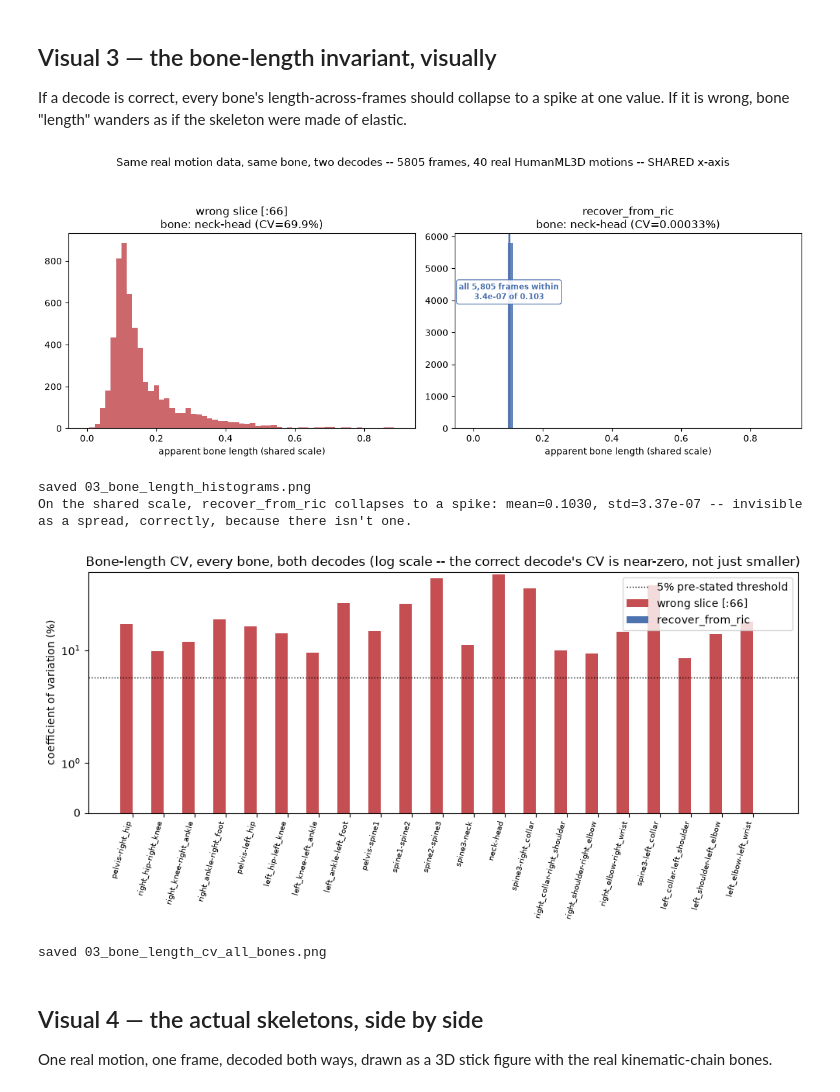
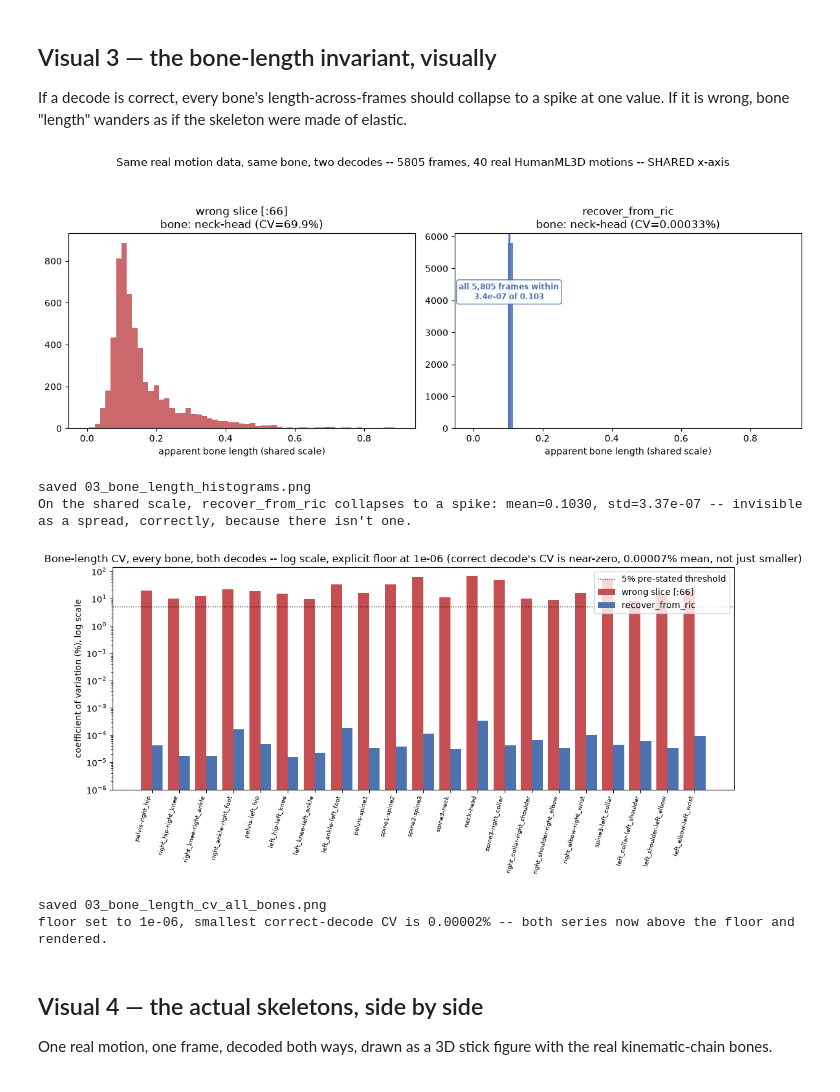
Before and after one commit to mjsushanth/T2P-motion-gen-redo, a Jupyter notebook: notebooks/03_263d_representation_and_f1_bug.ipynb, the cells around one changed output. Saved outputs shown, nothing was run; the diff lists cells and outputs as text; code cells hidden in the pictures.

```diff
--- a/notebooks/03_263d_representation_and_f1_bug.ipynb
+++ b/notebooks/03_263d_representation_and_f1_bug.ipynb
@@ -342,42 +342,52 @@ axes[1].set_title(f"recover_from_ric\nbone: {label} (CV={correct_cvs[BONES.index
 ymax = axes[1].get_ylim()[1]
 axes[1].annotate(f"all {len(correct_vals):,} frames within\n{correct_vals.std():.1e} of {correct_vals.mean():.3f}",
                   xy=(correct_vals.mean(), ymax * 0.7), xytext=(correct_vals.mean(), ymax * 0.7),
                   ha="center", va="center", fontsize=8.5, color="#4c72b0", fontweight="bold",
                   bbox=dict(boxstyle="round", facecolor="white", edgecolor="#4c72b0", alpha=0.9))
 axes[1].set_xlabel("apparent bone length (shared scale)")
 
 fig.suptitle(f"Same real motion data, same bone, two decodes -- {total_frames} frames, "
              f"{len(SAMPLE_FILES)} real HumanML3D motions -- SHARED x-axis", y=1.06)
 plt.tight_layout()
 plt.savefig("03_bone_length_histograms.png", dpi=130, bbox_inches="tight")
 plt.show()
 print("saved 03_bone_length_histograms.png")
 print(f"On the shared scale, recover_from_ric collapses to a spike: mean={correct_vals.mean():.4f}, "
       f"std={correct_vals.std():.2e} -- invisible as a spread, correctly, because there isn\'t one.")
 
-fig2, ax2 = plt.subplots(figsize=(10, 5))
+# SUP-20260907-87 fix: symlog at default linthresh crushed the correct-decode bars (~0.0001-
+# 0.0003%) into sub-pixel height -- they were never visible, even though the legend listed them,
+# which reads to a viewer as "the series was never plotted" rather than "near zero." Plain log
+# scale with an explicit floor BELOW the smallest real value renders both series, five orders of
+# magnitude apart, as an actual visible gap rather than an absence.
+fig2, ax2 = plt.subplots(figsize=(11, 5.5))
 x = np.arange(len(BONES))
 ax2.bar(x - 0.2, wrong_cvs, width=0.4, label="wrong slice [:66]", color="#c44e52")
 ax2.bar(x + 0.2, correct_cvs, width=0.4, label="recover_from_ric", color="#4c72b0")
 ax2.axhline(5, color="black", linestyle=":", linewidth=1, label="5% pre-stated threshold")
 ax2.set_xticks(x)
 ax2.set_xticklabels([f"{HML_JOINT_NAMES[j1]}-{HML_JOINT_NAMES[j2]}" for j1, j2 in BONES],
                      rotation=75, ha="right", fontsize=7)
-ax2.set_ylabel("coefficient of variation (%)")
-ax2.set_yscale("symlog")
-ax2.set_title("Bone-length CV, every bone, both decodes (log scale -- the correct decode's CV is "
-              "near-zero, not just smaller)")
-ax2.legend()
+ax2.set_ylabel("coefficient of variation (%), log scale")
+ax2.set_yscale("log")
+floor = 10 ** (np.floor(np.log10(min(correct_cvs))) - 1)  # one decade below the smallest real value
+ax2.set_ylim(floor, max(wrong_cvs) * 2)
+ax2.set_title(f"Bone-length CV, every bone, both decodes -- log scale, explicit floor at {floor:.0e} "
+              f"(correct decode's CV is near-zero, {np.mean(correct_cvs):.5f}% mean, not just smaller)")
+ax2.legend(loc="upper right")
 plt.tight_layout()
-plt.savefig("03_bone_length_cv_all_bones.png", dpi=130)
+plt.savefig("03_bone_length_cv_all_bones.png", dpi=130, bbox_inches="tight")
 plt.show()
 print("saved 03_bone_length_cv_all_bones.png")
+print(f"floor set to {floor:.0e}, smallest correct-decode CV is {min(correct_cvs):.5f}% -- "
+      f"both series now above the floor and rendered.")
 # %% [output]
 [figure]
 saved 03_bone_length_histograms.png
 On the shared scale, recover_from_ric collapses to a spike: mean=0.1030, std=3.37e-07 -- invisible as a spread, correctly, because there isn't one.
-[figure, old version]
+[figure, new version]
 saved 03_bone_length_cv_all_bones.png
+floor set to 1e-06, smallest correct-decode CV is 0.00002% -- both series now above the floor and rendered.
 # %% [markdown]
 ## Visual 4 — the actual skeletons, side by side
 
```
Also changed, not shown: 3 other files.
